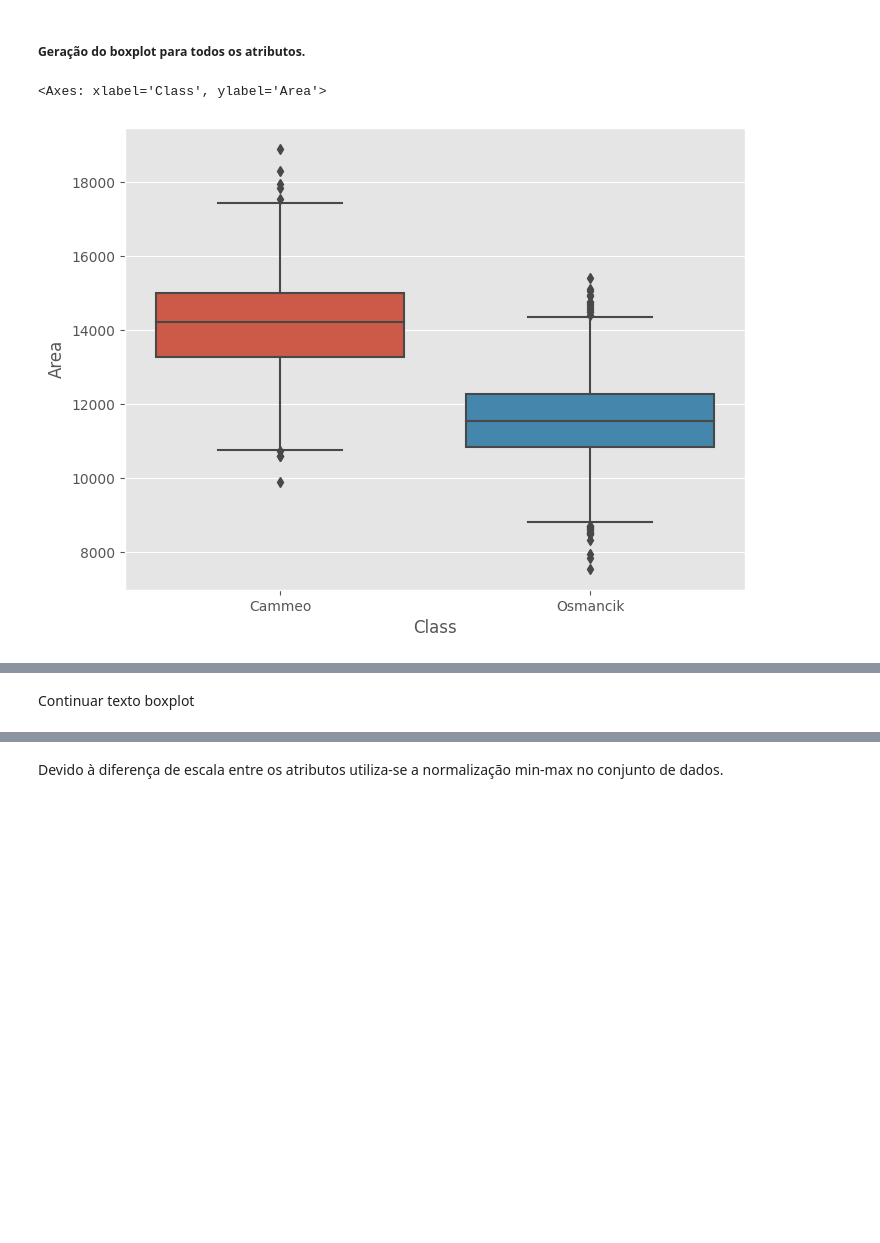
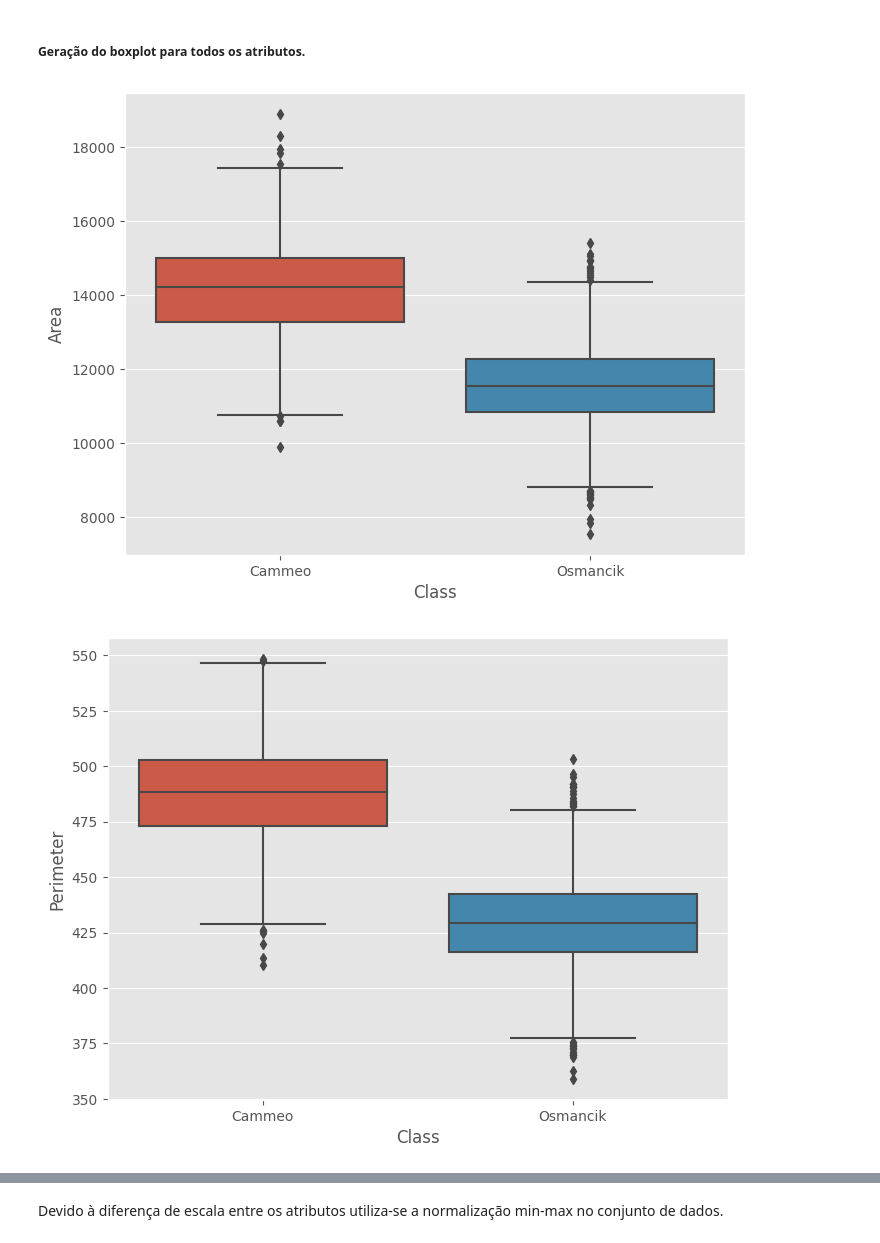
Before and after one commit to ricardoamachado/ENGG67, a Jupyter notebook: Trabalho 3/[ENGC67] Ricardo Machado e Rodrigo Pimentel AV 3.ipynb, the cells around one changed output, grey strips where cells are left out. Cells and saved outputs as stored; diff of their text form; code cells hidden in the pictures; blank space fills up the shorter version.

```diff
--- a/Trabalho 3/[ENGC67] Ricardo Machado e Rodrigo Pimentel AV 3.ipynb
+++ b/Trabalho 3/[ENGC67] Ricardo Machado e Rodrigo Pimentel AV 3.ipynb
@@ -73,7 +73,9 @@ Para visualizar como os atributos do banco de dados estão relacionados decide-s
 # %% [markdown]
 ##### Geração do boxplot para todos os atributos.
 # %%
-sns.boxplot(data=df, y=df.Area,x=df.Class)
+for coluna in X:
+    plt.figure()
+    sns.boxplot(data=df, y=coluna,x=df.Class)
 # %% [output]
-<Axes: xlabel='Class', ylabel='Area'>
 [figure]
+[figure, added]
@@ -80,2 +86,0 @@ sns.boxplot(data=df, y=df.Area,x=df.Class)
-# %% [markdown]
-Continuar texto boxplot
```
Also changed, not shown: parts of 14 cells of this notebook.
